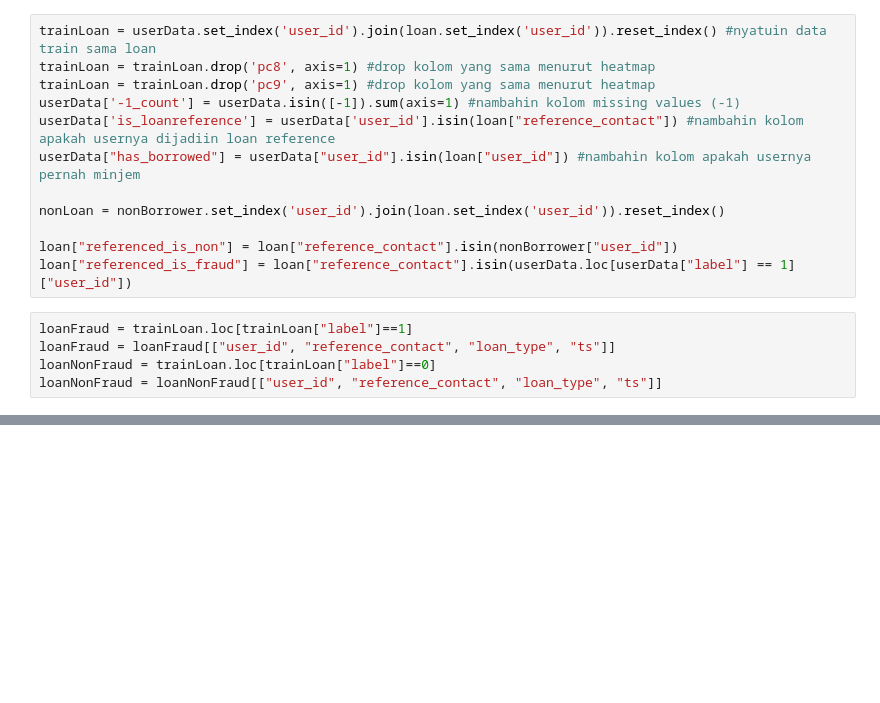
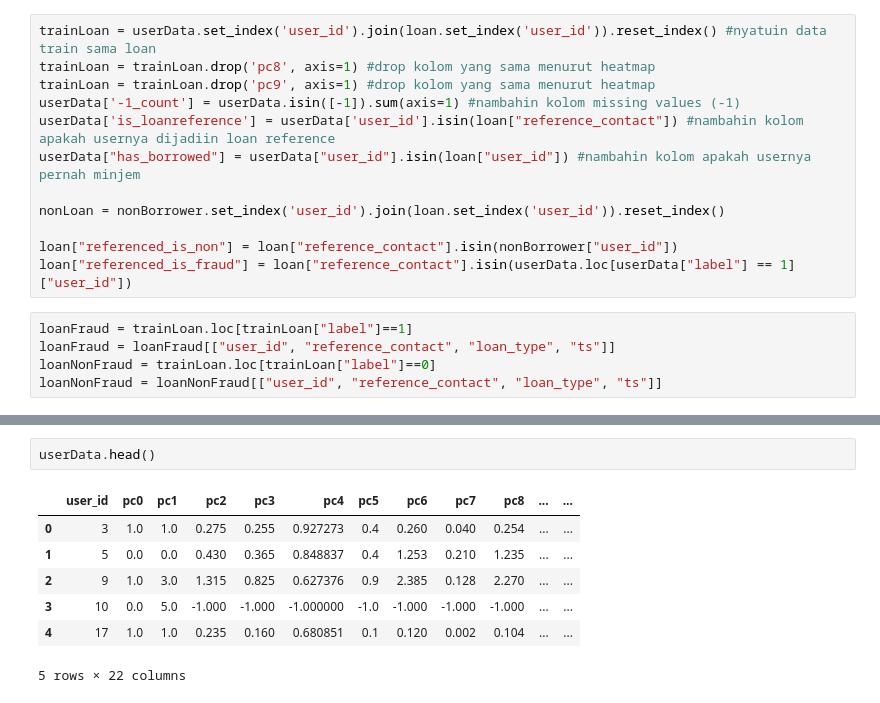
Before and after one commit to adli-arindra/Datathon, a Jupyter notebook: main.ipynb, the cells around one changed output, grey strips where cells are left out. Drawn from its saved outputs; the diff is of its cells as text; blank space fills up the shorter version.

```diff
--- a/main.ipynb
+++ b/main.ipynb
@@ -48,0 +55,10 @@ ValueError: Can only compare identically-labeled Series objects
+# %%
+userData.head()
+# %% [output]
+|  | user_id | pc0 | pc1 | pc2 | pc3 | pc4 | pc5 | pc6 | pc7 | pc8 | ... | ... |
+| 0 | 3 | 1.0 | 1.0 | 0.275 | 0.255 | 0.927273 | 0.4 | 0.260 | 0.040 | 0.254 | ... | ... |
+| 1 | 5 | 0.0 | 0.0 | 0.430 | 0.365 | 0.848837 | 0.4 | 1.253 | 0.210 | 1.235 | ... | ... |
+| 2 | 9 | 1.0 | 3.0 | 1.315 | 0.825 | 0.627376 | 0.9 | 2.385 | 0.128 | 2.270 | ... | ... |
+| 3 | 10 | 0.0 | 5.0 | -1.000 | -1.000 | -1.000000 | -1.0 | -1.000 | -1.000 | -1.000 | ... | ... |
+| 4 | 17 | 1.0 | 1.0 | 0.235 | 0.160 | 0.680851 | 0.1 | 0.120 | 0.002 | 0.104 | ... | ... |
+5 rows × 22 columns
```
Also changed, not shown: parts of 8 cells of this notebook.
